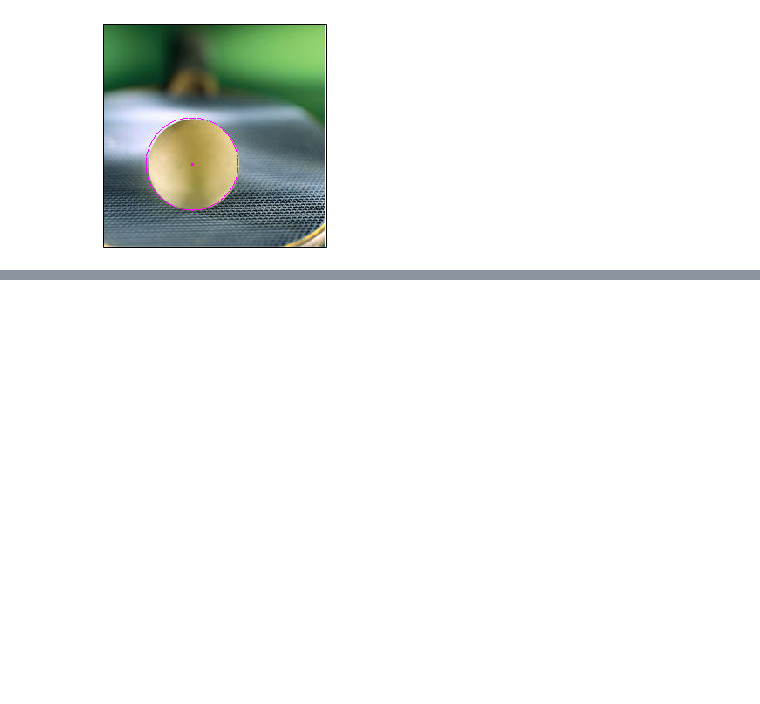
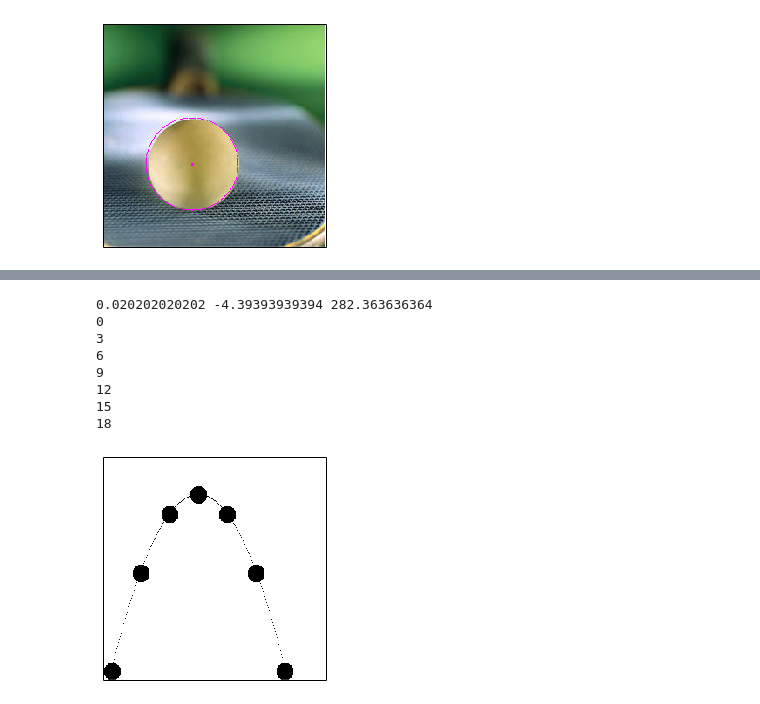
Before and after one commit to barbagroup/JITcode-MechE, a Jupyter notebook: module01_Analytical_Mechanics_II/00_Lesson00_Ball_Detection.ipynb, the cells around one changed output, grey strips where cells are left out. Drawn from its saved outputs; the diff is of its cells as text; code cells hidden in the pictures; blank space fills up the shorter version.

```diff
--- a/module01_Analytical_Mechanics_II/00_Lesson00_Ball_Detection.ipynb
+++ b/module01_Analytical_Mechanics_II/00_Lesson00_Ball_Detection.ipynb
@@ -227,3 +259,47 @@ Draw_Image(circle_ball)
+# %%
+p = output[1:]
+
+y = [p[0][0],\
+     p[1][0],\
+     p[2][0]]
+
+y = np.array(y)
+
+x = [[p[0][1]**2, p[0][1], 1],\
+     [p[1][1]**2, p[1][1], 1],\
+     [p[2][1]**2, p[2][1], 1]]
+
+x = np.array(x)
+
+a, b, c = np.dot(np.linalg.inv(x), y)
+
+print a, b, c
+
+new_img = np.zeros((256,256))
+
+for x in range(255):
+    y = a*x**2+b*x+c
+    if 0<y<255:
+        new_img[y][x] = 1
+
+for i in range(0,19,3):
+    img = Load_Image("ball00/frame"+str(i)+".png")
+    for y in range(len(img)):
+        for x in range(len(img)):
+            if np.array_equal(img[y][x], (0, 0, 0)) or np.array_equal(img[y][x], (0, 0, 0, 255)):
+                new_img[y][x] = 1
+
+Draw_Image(new_img)
+# %% [output]
+0.020202020202 -4.39393939394 282.363636364
+0
+3
+6
+9
+12
+15
+18
+[figure, added]
 # %%
 from IPython.core.display import HTML
 def css_styling():
```
Also changed, not shown: parts of 4 cells of this notebook.
